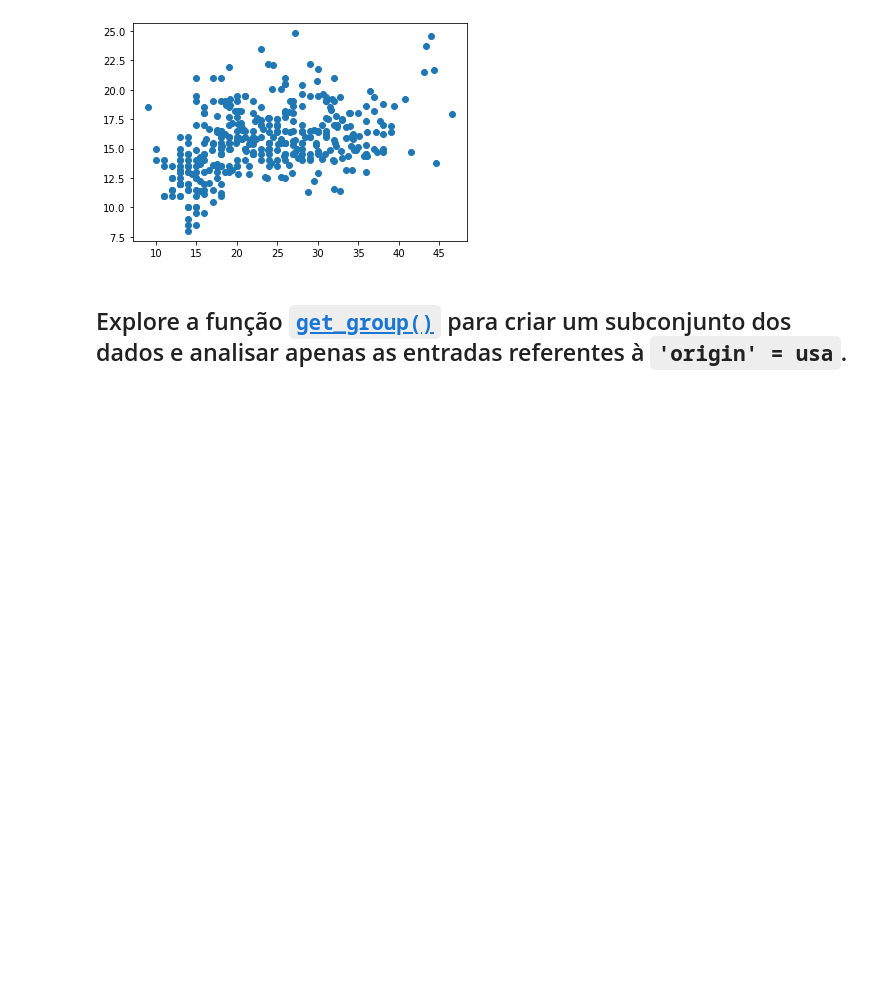
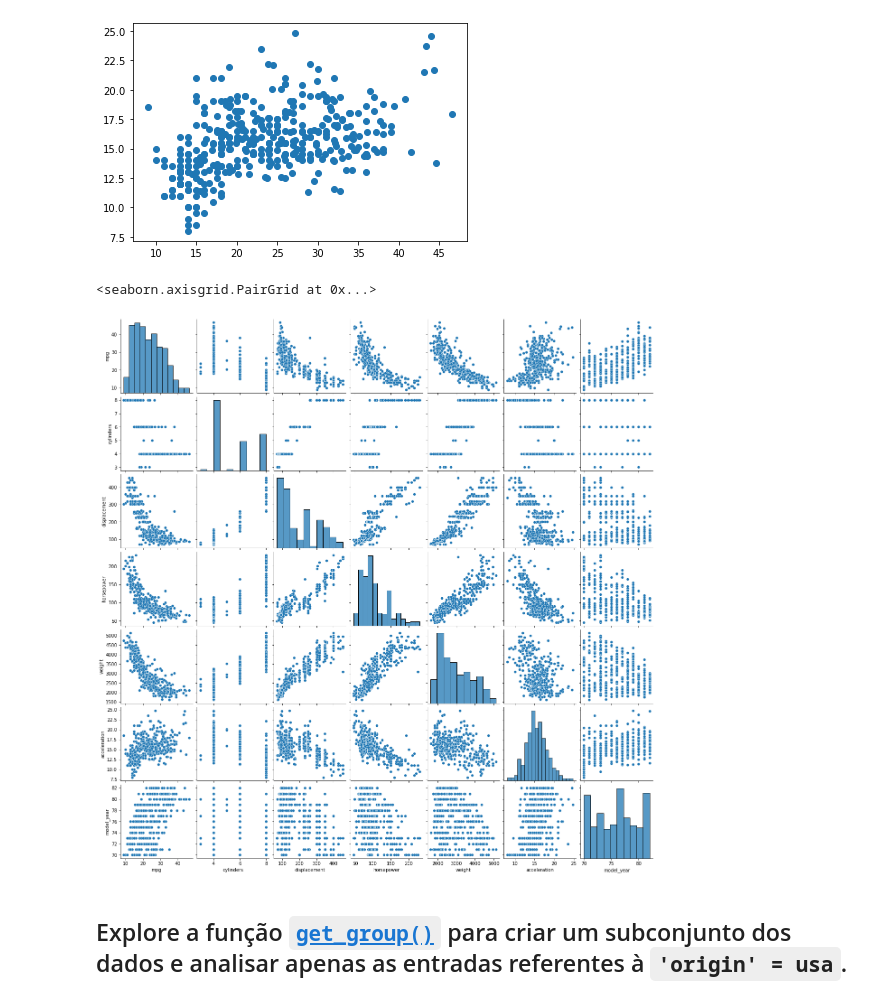
Before and after one commit to taispin/DataScience-DH, a Jupyter notebook: Desafio_0/DSTN02_DESAFIO.ipynb, the cells around one changed output. Drawn from its saved outputs; the diff is of its cells as text; code cells hidden in the pictures; blank space fills up the shorter version.

```diff
--- a/Desafio_0/DSTN02_DESAFIO.ipynb
+++ b/Desafio_0/DSTN02_DESAFIO.ipynb
@@ -156,5 +158,10 @@ plt.show()
 # %% [output]
 [figure]
+# %%
+sns.pairplot(auto_industry)
+# %% [output]
+<seaborn.axisgrid.PairGrid at 0x...>
+[figure, added]
 # %% [markdown]
 ## Explore a função [`get_group()`](https://pandas.pydata.org/pandas-docs/stable/reference/api/pandas.core.groupby.GroupBy.get_group.html) para criar um subconjunto dos dados e analisar apenas as entradas referentes à `'origin' = usa`.
 # %% [markdown]
```
Also changed, not shown: parts of 10 cells of this notebook.
